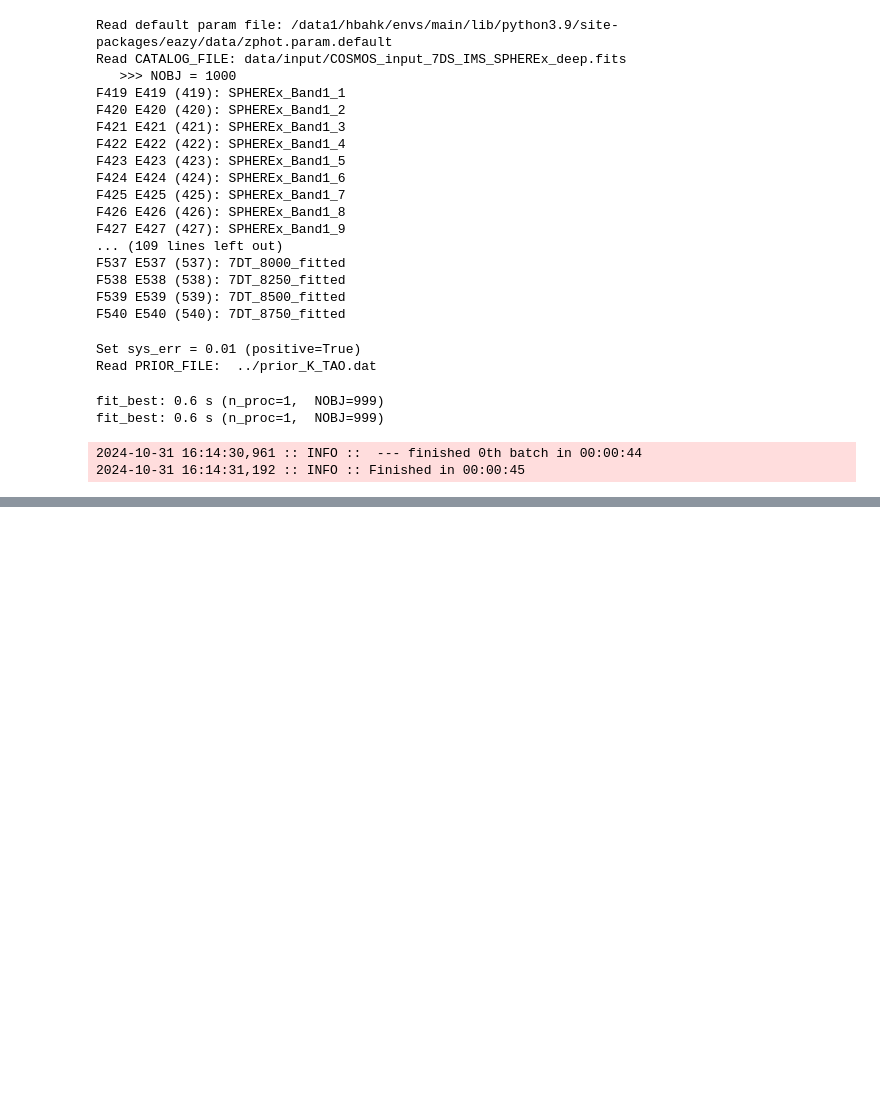
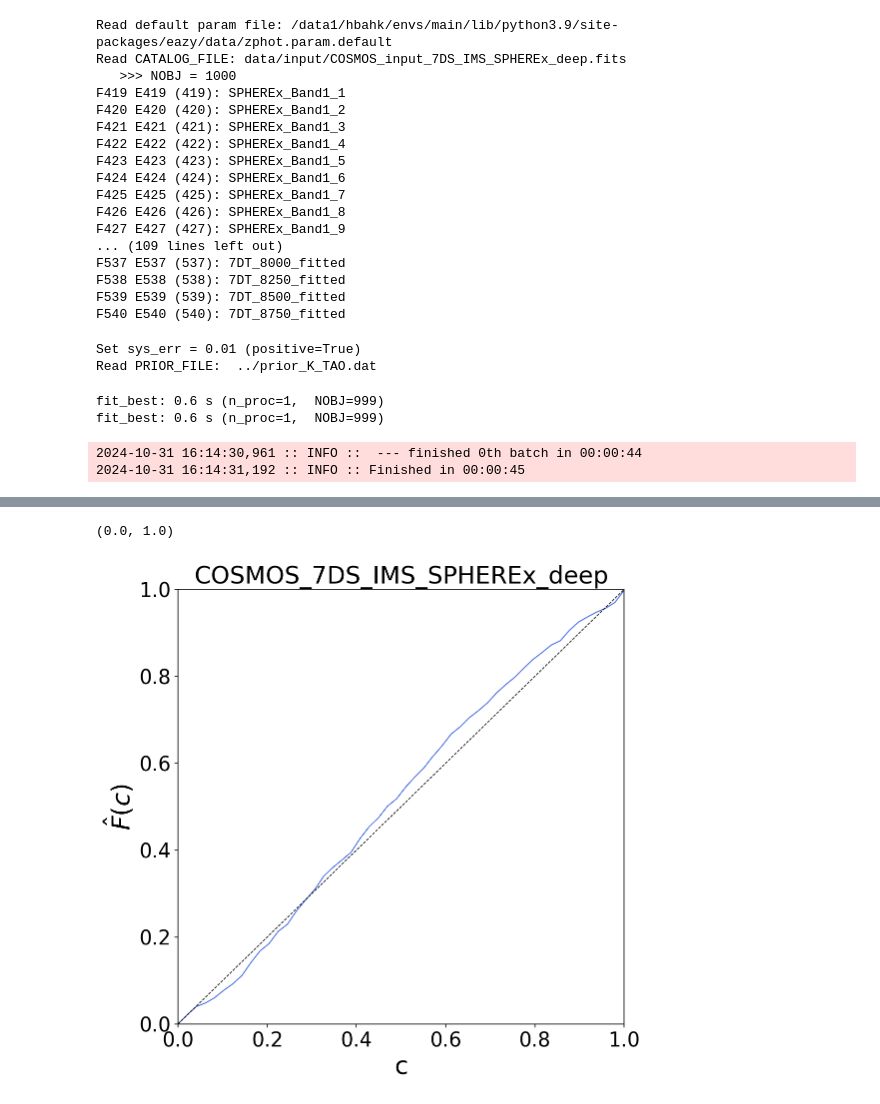
Before and after one commit to hbahk/spherex-challenge, a Jupyter notebook: joint_challenge/test_fc.ipynb, the cells around one changed output, grey strips where cells are left out. Saved outputs shown, nothing was run; the diff lists cells and outputs as text; code cells hidden in the pictures; blank space fills up the shorter version.

```diff
--- a/joint_challenge/test_fc.ipynb
+++ b/joint_challenge/test_fc.ipynb
@@ -141,0 +235,27 @@ ax.set_ylim(0, 1)
+# %%
+scheme = "COSMOS_7DS_IMS_SPHEREx_deep"
+
+outdir = WD / "output" / f"output_{scheme}"
+base = Table.read(outdir / "result.fits")
+base.rename_column("z_spec", "z_true")
+if "HSC_i_MAG" in base.colnames:
+    base.rename_column("HSC_i_MAG", "imag")
+
+cl = np.linspace(0, 1, 50)
+pit = base['pit']
+fc = np.zeros_like(cl)
+for i, c in enumerate(cl):
+    fc[i] = np.count_nonzero(pit < c)
+fc = fc / len(pit)
+
+fig, ax = plt.subplots(1, 1, figsize=(8, 8))
+ax.plot(cl, fc, lw=1, c="royalblue")
+ax.set_xlabel("c")
+ax.set_ylabel("$\hat{F}(c)$")
+ax.set_title(scheme)
+ax.plot([0, 1], [0, 1], ls="--", color="k", lw=0.8)
+ax.set_xlim(0, 1)
+ax.set_ylim(0, 1)
+# %% [output]
+(0.0, 1.0)
+[figure, added]
```
Also changed, not shown: parts of 6 cells of this notebook, 5 other files.
